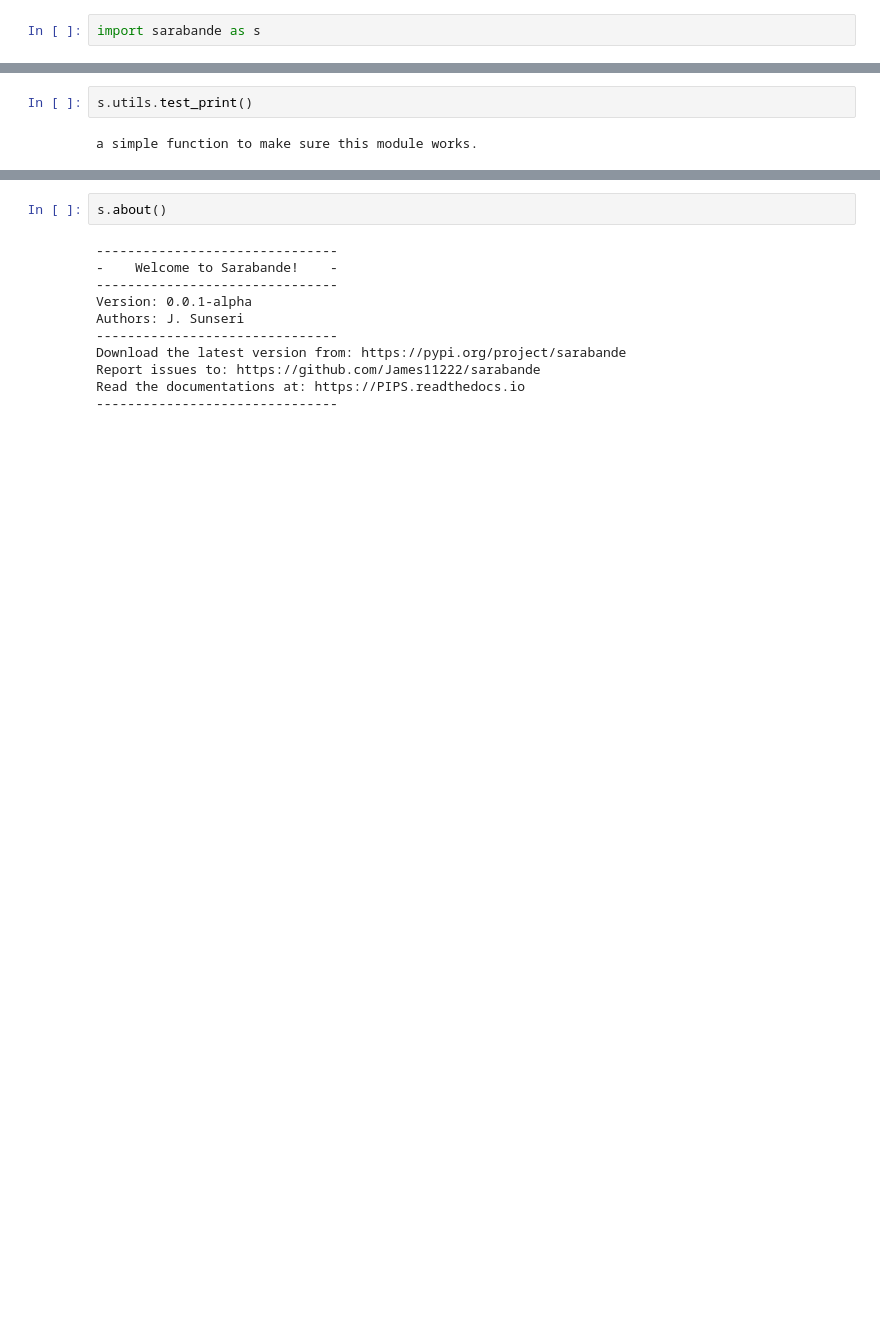
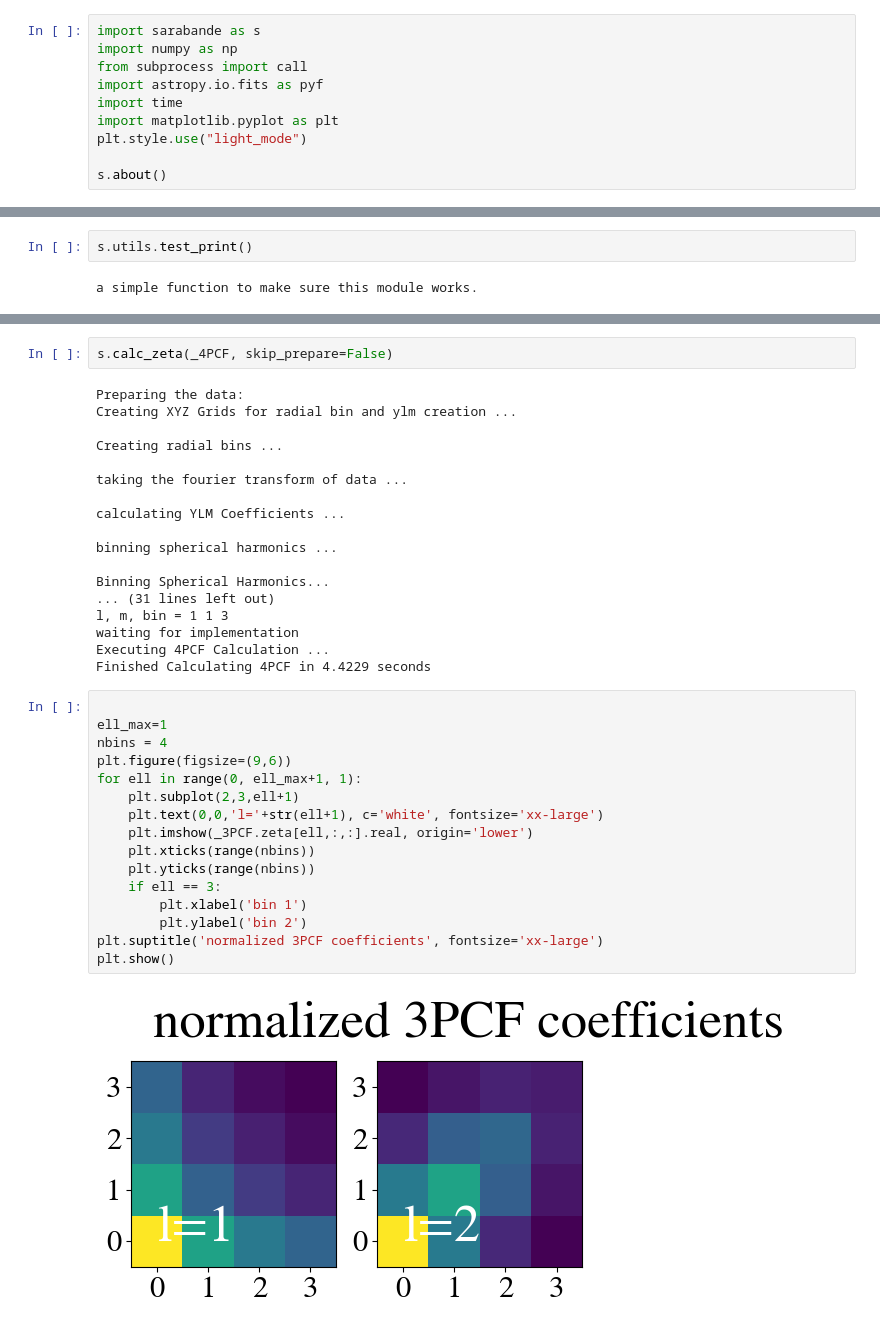
Before and after one commit to James11222/sarabande, a Jupyter notebook: debugging.ipynb, the cells around one changed output, grey strips where cells are left out. Drawn from its saved outputs; the diff is of its cells as text; blank space fills up the shorter version.

```diff
--- a/debugging.ipynb
+++ b/debugging.ipynb
@@ -1,2 +1,10 @@
 # %%
 import sarabande as s
+import numpy as np
+from subprocess import call
+import astropy.io.fits as pyf
+import time
+import matplotlib.pyplot as plt
+plt.style.use("light_mode")
+
+s.about()
@@ -11,13 +136,38 @@ ValueError: Please include a density_field_data argument. Should be a density cu
 # %%
-s.about()
+s.calc_zeta(_4PCF, skip_prepare=False)
 # %% [output]
--------------------------------
--    Welcome to Sarabande!    -
--------------------------------
-Version: 0.0.1-alpha
-Authors: J. Sunseri
--------------------------------
-Download the latest version from: https://pypi.org/project/sarabande
-Report issues to: https://github.com/James11222/sarabande
-Read the documentations at: https://PIPS.readthedocs.io
--------------------------------
+Preparing the data:
+Creating XYZ Grids for radial bin and ylm creation ...
+
+Creating radial bins ...
+
+taking the fourier transform of data ...
+
+calculating YLM Coefficients ...
+
+binning spherical harmonics ...
+
+Binning Spherical Harmonics...
+... (31 lines left out)
+l, m, bin = 1 1 3
+waiting for implementation
+Executing 4PCF Calculation ...
+Finished Calculating 4PCF in 4.4229 seconds
+# %%
+
+ell_max=1
+nbins = 4
+plt.figure(figsize=(9,6))
+for ell in range(0, ell_max+1, 1):
+    plt.subplot(2,3,ell+1)
+    plt.text(0,0,'l='+str(ell+1), c='white', fontsize='xx-large')
+    plt.imshow(_3PCF.zeta[ell,:,:].real, origin='lower')
+    plt.xticks(range(nbins))
+    plt.yticks(range(nbins))
+    if ell == 3:
+        plt.xlabel('bin 1')
+        plt.ylabel('bin 2')
+plt.suptitle('normalized 3PCF coefficients', fontsize='xx-large')
+plt.show()
+# %% [output]
+[figure, added]
```
Also changed, not shown: parts of 15 cells of this notebook, 5 other files.
